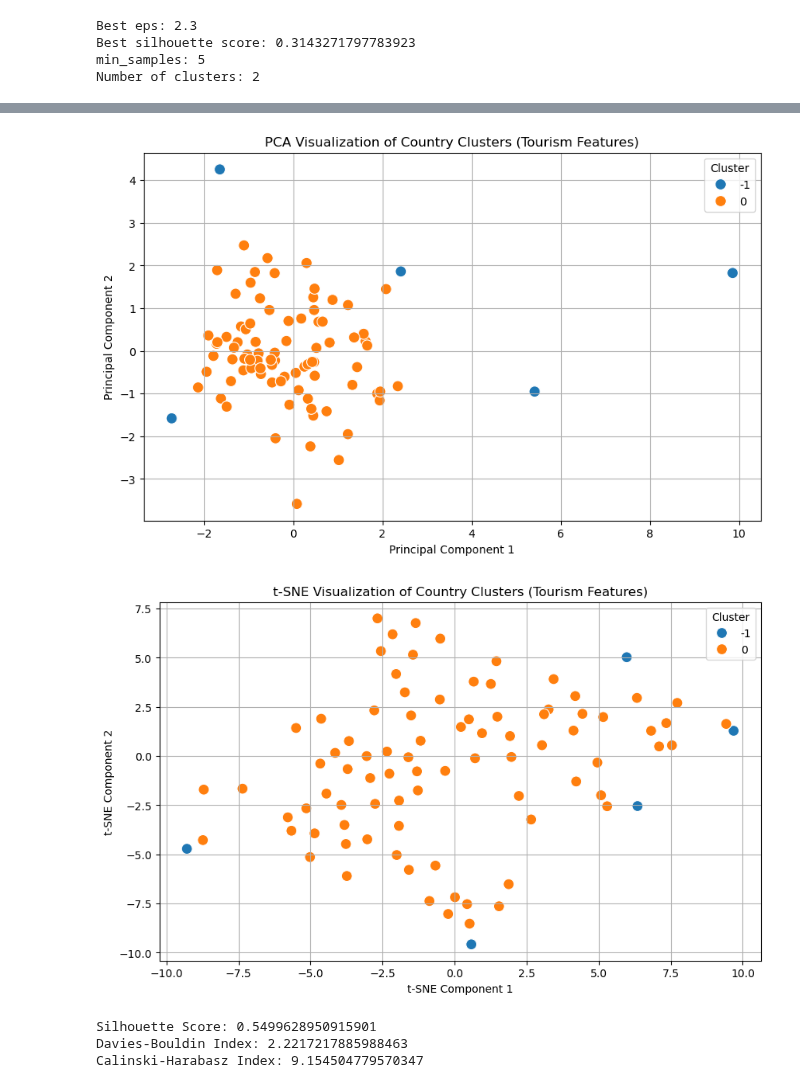
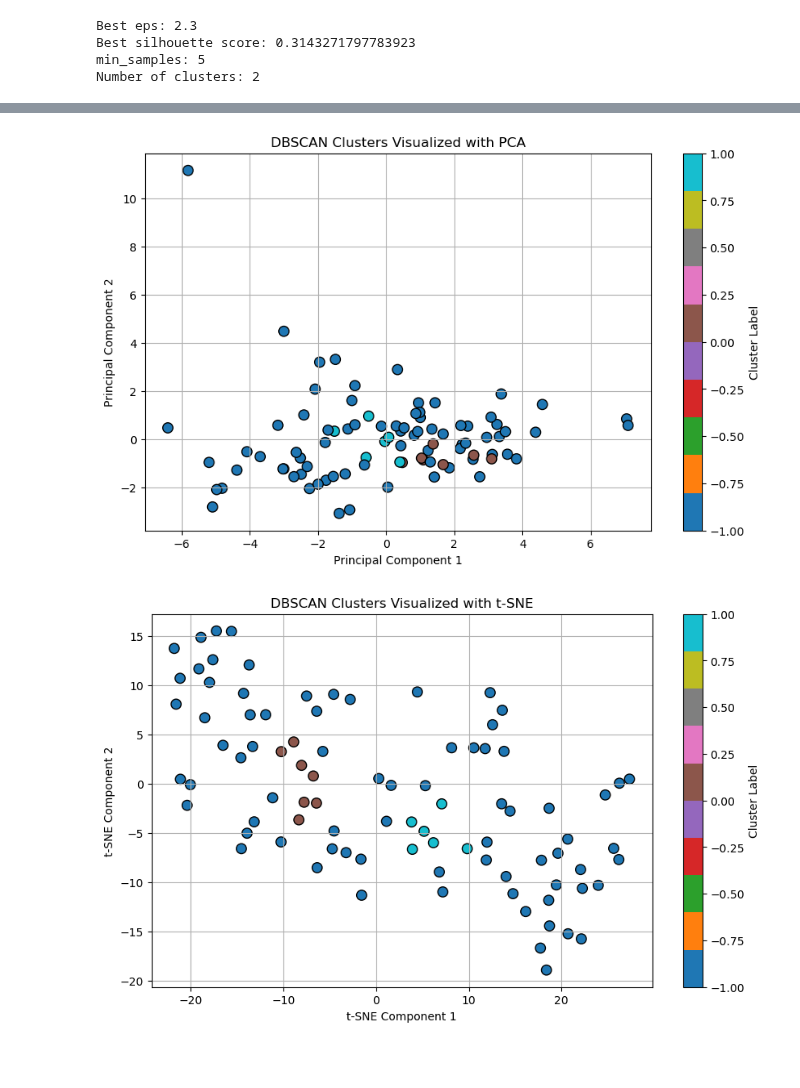
Before and after one commit to IuliaBunescu/tourism_clustering_project, a Jupyter notebook: Clustering/roxana.ipynb, the cells around one changed output, grey strips where cells are left out. Cells and saved outputs as stored; diff of their text form; code cells hidden in the pictures; blank space fills up the shorter version.

Commit message:
added new cluster

```diff
--- a/Clustering/roxana.ipynb
+++ b/Clustering/roxana.ipynb
@@ -125,0 +73,13 @@ Name: count, dtype: int64
+# %%
+# 4. Apply DBSCAN Clustering
+
+from sklearn.cluster import DBSCAN
+
+dbscan = DBSCAN(eps=best_eps, min_samples=min_samples)
+labels = dbscan.fit_predict(X_scaled)
+
+df['Cluster'] = labels
+
+print(df['Cluster'].value_counts().sort_index())
+
+print(df[['CountryName', 'Cluster']])
@@ -126,72 +106,41 @@ Name: count, dtype: int64
 # %%
 # 5. Interpretation Using PCA
 # Apply PCA to reduce to 2 components
+
 from sklearn.decomposition import PCA
-
+import matplotlib.pyplot as plt
 
 pca = PCA(n_components=2)
 X_pca = pca.fit_transform(X_scaled)
 
-# Add PCA results to the DataFrame for easy plotting
-df_clusters['PCA1'] = X_pca[:, 0]
-df_clusters['PCA2'] = X_pca[:, 1]
+plt.figure(figsize=(10, 6))
+scatter = plt.scatter(X_pca[:, 0], X_pca[:, 1], c=labels, cmap='tab10', s=80, edgecolor='k')
 
-# Plot the PCA visualization, colored by cluster labels
-plt.figure(figsize=(10, 6))
-sns.scatterplot(data=df_clusters, x='PCA1', y='PCA2', hue='Cluster', palette='tab10', s=100)
-plt.title("PCA Visualization of Country Clusters (Tourism Features)")
-plt.xlabel("Principal Component 1")
-plt.ylabel("Principal Component 2")
-plt.legend(title='Cluster')
+plt.title('DBSCAN Clusters Visualized with PCA')
+plt.xlabel('Principal Component 1')
+plt.ylabel('Principal Component 2')
 plt.grid(True)
+plt.colorbar(scatter, label='Cluster Label')
 plt.show()
 # %% [output]
-[figure, old version]
+[figure, new version]
 # %%
 # 6. Interpretation Using t-SNE
 # Apply t-SNE to reduce the dimensions to 2 for visualization
 from sklearn.manifold import TSNE
+import matplotlib.pyplot as plt
 
-
-tsne = TSNE(n_components=2, random_state=42, perplexity=30, n_iter=300)
+tsne = TSNE(n_components=2, perplexity=10, random_state=42)
 X_tsne = tsne.fit_transform(X_scaled)
 
-# Add t-SNE results to the DataFrame for easy plotting
-df_clusters['tSNE1'] = X_tsne[:, 0]
-df_clusters['tSNE2'] = X_tsne[:, 1]
+plt.figure(figsize=(10, 6))
+scatter = plt.scatter(X_tsne[:, 0], X_tsne[:, 1], c=labels, cmap='tab10', s=80, edgecolor='k')
 
-# Plot the t-SNE visualization, colored by cluster labels
-plt.figure(figsize=(10, 6))
-sns.scatterplot(data=df_clusters, x='tSNE1', y='tSNE2', hue='Cluster', palette='tab10', s=100)
-plt.title("t-SNE Visualization of Country Clusters (Tourism Features)")
-plt.xlabel("t-SNE Component 1")
-plt.ylabel("t-SNE Component 2")
-plt.legend(title='Cluster')
+plt.title('DBSCAN Clusters Visualized with t-SNE')
+plt.xlabel('t-SNE Component 1')
+plt.ylabel('t-SNE Component 2')
 plt.grid(True)
+plt.colorbar(scatter, label='Cluster Label')
 plt.show()
 # %% [output]
-[figure, old version]
+[figure, new version]
-# %%
-# 7. Validation Metrics
-
-from sklearn.metrics import silhouette_score
-
-# Calculate the Silhouette Score for your DBSCAN clustering result
-score = silhouette_score(X_scaled, db.labels_)
-print(f"Silhouette Score: {score}")
-
-from sklearn.metrics import davies_bouldin_score
-
-# Compute the Davies-Bouldin Index
-dbi_score = davies_bouldin_score(X_scaled, db.labels_)
-print(f"Davies-Bouldin Index: {dbi_score}")
-
-from sklearn.metrics import calinski_harabasz_score
-
-# Compute the Calinski-Harabasz Index
-ch_score = calinski_harabasz_score(X_scaled, db.labels_)
-print(f"Calinski-Harabasz Index: {ch_score}")
-# %% [output]
-Silhouette Score: 0.5499628950915901
-Davies-Bouldin Index: 2.2217217885988463
-Calinski-Harabasz Index: 9.154504779570347
```
Also changed, not shown: parts of 7 cells of this notebook.
